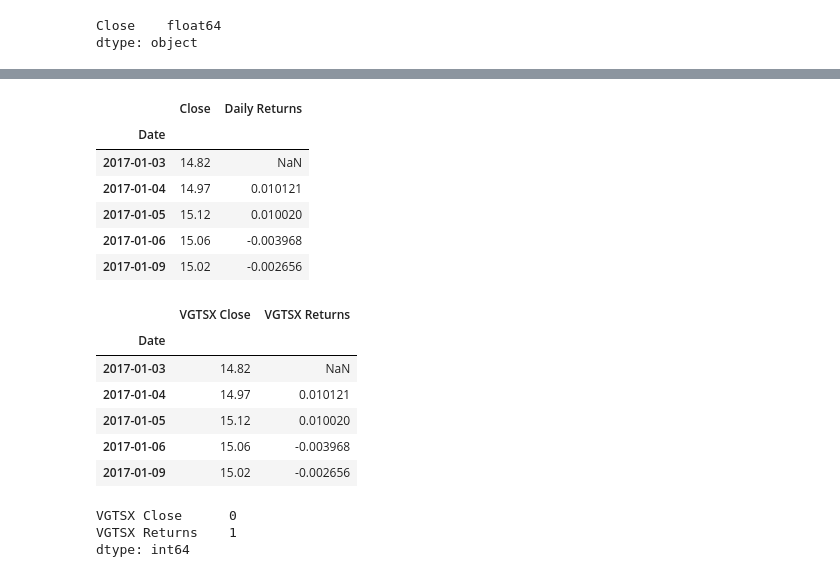
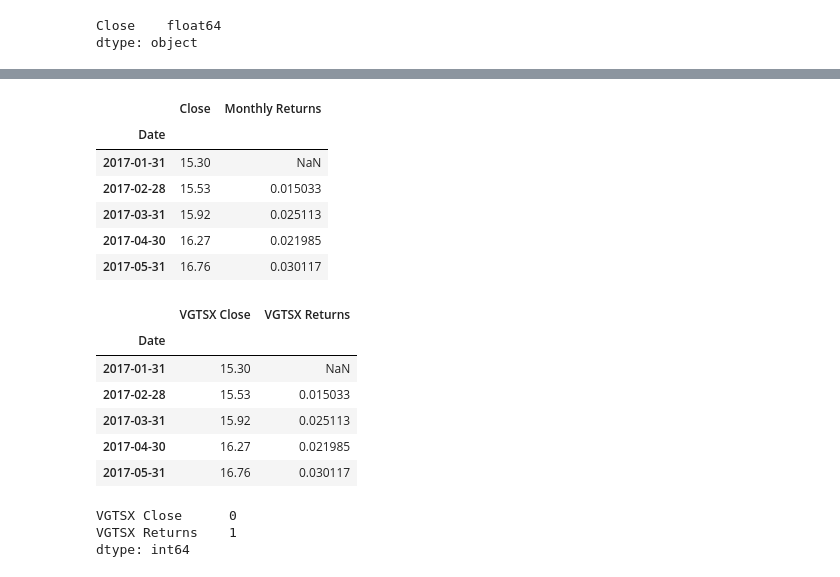
Before and after one commit to GuilleMGN/Group6, a Jupyter notebook: portfolio_inflation_analysis.ipynb, the cells around one changed output, grey strips where cells are left out. Cells and saved outputs as stored; diff of their text form; code cells hidden in the pictures.

```diff
--- a/portfolio_inflation_analysis.ipynb
+++ b/portfolio_inflation_analysis.ipynb
@@ -132,3 +152,8 @@ print(vgtsx_df.dtypes)
 # %% [output]
 Close    float64
 dtype: object
+# %%
+# Sample DataFrame so it contains closing for month ends
+# Monthly Data will be used later as Inflation data is monthly
+vgtsx_df = vgtsx_df.resample('M').last()
+vgtsx_df
@@ -135,28 +179,28 @@ dtype: object
 # %%
-# Calculate Daily Returns
-vgtsx_df['Daily Returns'] = vgtsx_df['Close'].pct_change()
+# Calculate Monthly Returns
+vgtsx_df['Monthly Returns'] = vgtsx_df['Close'].pct_change()
 vgtsx_df.head()
 # %% [output]
-|  | Close | Daily Returns |
+|  | Close | Monthly Returns |
 | Date |  |  |
-| 2017-01-03 | 14.82 | NaN |
-| 2017-01-04 | 14.97 | 0.010121 |
-| 2017-01-05 | 15.12 | 0.010020 |
-| 2017-01-06 | 15.06 | -0.003968 |
-| 2017-01-09 | 15.02 | -0.002656 |
+| 2017-01-31 | 15.30 | NaN |
+| 2017-02-28 | 15.53 | 0.015033 |
+| 2017-03-31 | 15.92 | 0.025113 |
+| 2017-04-30 | 16.27 | 0.021985 |
+| 2017-05-31 | 16.76 | 0.030117 |
 # %%
-# Rename `Close` & 'Daily Returns' Columns to be specific
+# Rename `Close` & 'Returns' Columns to be specific
 columns = ["VGTSX Close", "VGTSX Returns"]
 vgtsx_df.columns = columns
 vgtsx_df.head()
 # %% [output]
 |  | VGTSX Close | VGTSX Returns |
 | Date |  |  |
-| 2017-01-03 | 14.82 | NaN |
-| 2017-01-04 | 14.97 | 0.010121 |
-| 2017-01-05 | 15.12 | 0.010020 |
-| 2017-01-06 | 15.06 | -0.003968 |
-| 2017-01-09 | 15.02 | -0.002656 |
+| 2017-01-31 | 15.30 | NaN |
+| 2017-02-28 | 15.53 | 0.015033 |
+| 2017-03-31 | 15.92 | 0.025113 |
+| 2017-04-30 | 16.27 | 0.021985 |
+| 2017-05-31 | 16.76 | 0.030117 |
 # %%
 # Count nulls
 vgtsx_df.isnull().sum()
```
Also changed, not shown: parts of 14 cells of this notebook.
